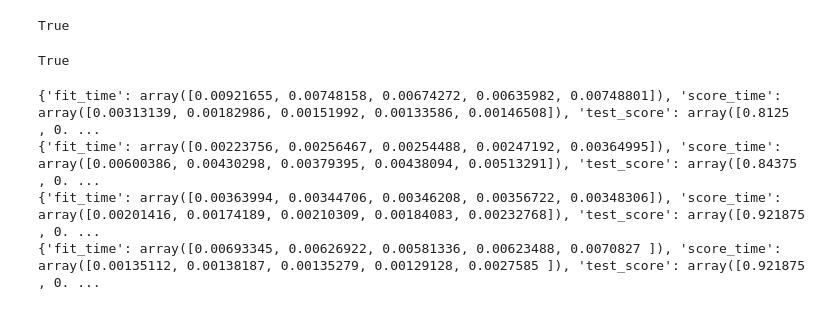
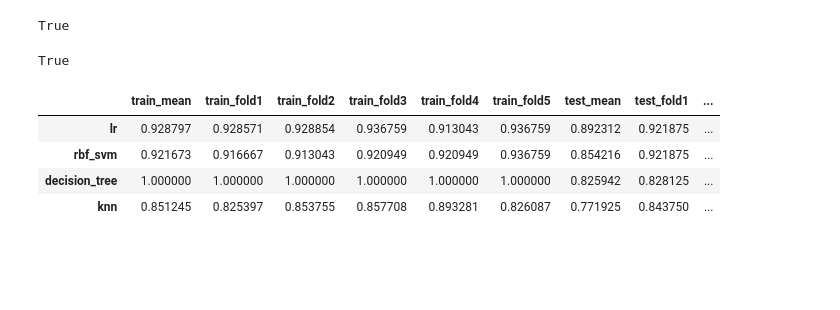
Before and after one commit to ricd99/nhl-test-2, a Jupyter notebook: eda.ipynb, the cells around one changed output. Cells and saved outputs as stored; diff of their text form; code cells hidden in the pictures; blank space fills up the shorter version.

```diff
--- a/eda.ipynb
+++ b/eda.ipynb
@@ -236,11 +236,27 @@ models = {
 # %%
 results = {}
 
-for m in models:
-    pipe = make_pipeline(preprocessor, models[m])
-    print(pd.DataFrame((cross_validate(pipe, X_train, y_train, return_train_score=True))))
+for name, model in models.items():
+    pipe = make_pipeline(preprocessor, model)
+    cv = cross_validate(pipe, X_train, y_train, return_train_score=True)
+
+    result_dict = {}
+    result_dict["train_mean"] = cv["train_score"].mean()
+    for i, score in enumerate(cv["train_score"]):
+        result_dict[f"train_fold{i+1}"] = score
+
+    result_dict["test_mean"] = cv["test_score"].mean()
+
+    for i, score in enumerate(cv["test_score"]):
+        result_dict[f"test_fold{i+1}"] = score
+
+    results[name] = result_dict
+
+results_df = pd.DataFrame(results).T
+results_df.sort_values("test_mean", ascending=False)
 # %% [output]
-{'fit_time': array([0.00921655, 0.00748158, 0.00674272, 0.00635982, 0.00748801]), 'score_time': array([0.00313139, 0.00182986, 0.00151992, 0.00133586, 0.00146508]), 'test_score': array([0.8125    , 0. ...
-{'fit_time': array([0.00223756, 0.00256467, 0.00254488, 0.00247192, 0.00364995]), 'score_time': array([0.00600386, 0.00430298, 0.00379395, 0.00438094, 0.00513291]), 'test_score': array([0.84375   , 0. ...
-{'fit_time': array([0.00363994, 0.00344706, 0.00346208, 0.00356722, 0.00348306]), 'score_time': array([0.00201416, 0.00174189, 0.00210309, 0.00184083, 0.00232768]), 'test_score': array([0.921875  , 0. ...
-{'fit_time': array([0.00693345, 0.00626922, 0.00581336, 0.00623488, 0.0070827 ]), 'score_time': array([0.00135112, 0.00138187, 0.00135279, 0.00129128, 0.0027585 ]), 'test_score': array([0.921875  , 0. ...
+|  | train_mean | train_fold1 | train_fold2 | train_fold3 | train_fold4 | train_fold5 | test_mean | test_fold1 | ... |
+| lr | 0.928797 | 0.928571 | 0.928854 | 0.936759 | 0.913043 | 0.936759 | 0.892312 | 0.921875 | ... |
+| rbf_svm | 0.921673 | 0.916667 | 0.913043 | 0.920949 | 0.920949 | 0.936759 | 0.854216 | 0.921875 | ... |
+| decision_tree | 1.000000 | 1.000000 | 1.000000 | 1.000000 | 1.000000 | 1.000000 | 0.825942 | 0.828125 | ... |
+| knn | 0.851245 | 0.825397 | 0.853755 | 0.857708 | 0.893281 | 0.826087 | 0.771925 | 0.843750 | ... |
```
Also changed, not shown: parts of 1 cell of this notebook.
